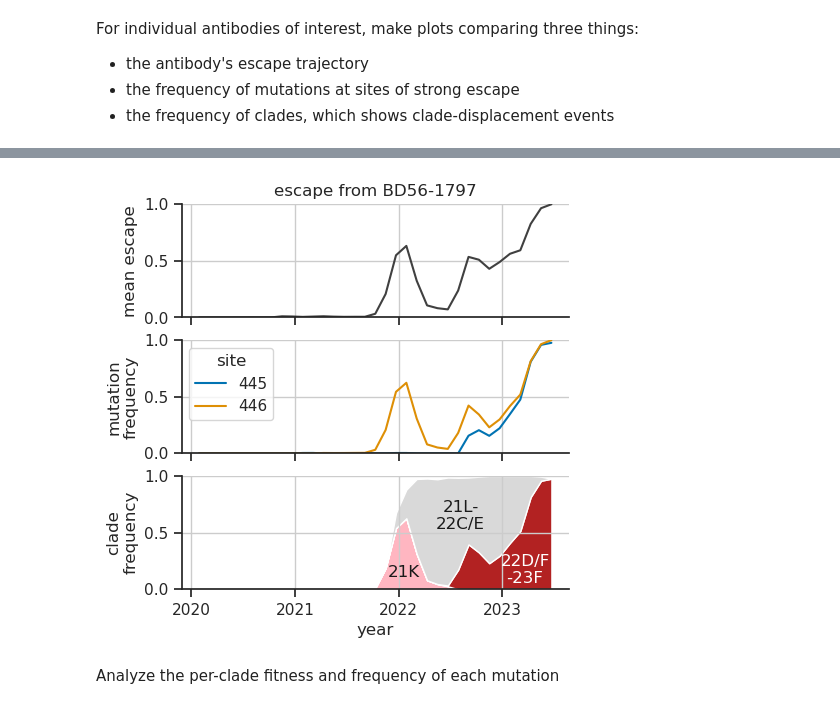
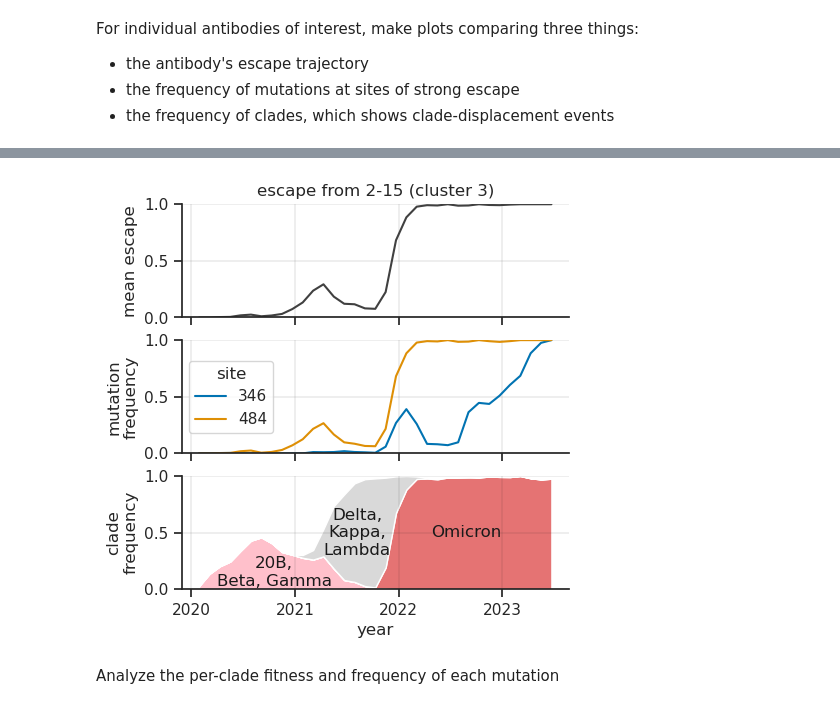
Before and after one commit to matsengrp/ncov-ab-escape, a Jupyter notebook: notebooks/analyze_escape_scores.ipynb, the cells around one changed output, grey strips where cells are left out. Saved outputs shown, nothing was run; the diff lists cells and outputs as text; code cells hidden in the pictures.

```diff
--- a/notebooks/analyze_escape_scores.ipynb
+++ b/notebooks/analyze_escape_scores.ipynb
@@ -273,7 +334,7 @@ traj_df.rename(columns={'escape_score' : 'mean_escape'}, inplace=True)
 # Add columns to escape_df that give antibody metadata relative to the D614G strain
 traj_df = traj_df.merge(
     init_ic50s_df[['antibody', 'IC50', 'IC50_weight', 'log_IC50', 'source']],
-    on='antibody', #how='left'
+    on='antibody', how='left'
 )
 traj_df['wtd_escape_score'] = traj_df['mean_escape'] * traj_df['IC50_weight']
 
@@ -854,9 +1064,14 @@ ab_corr_df = pd.DataFrame(ab_corr_dict)
 # %% [markdown]
 Plot correlation coefficients by cluster and study
 # %%
-data = ab_corr_df[ab_corr_df['cluster'] != 10]
+study_pal = {
+    'Wang et al.' : '#0173b2',
+    'Cao et al.' : 'firebrick'
+}
+data = ab_corr_df[ab_corr_df['cluster'] != 10].copy()
+data['study'] = data['study'].replace('Wang et al. pv', 'Wang et al.')
 plt.figure(figsize=[6,2])
-hue_order = ['Wang et al. pv', 'Cao et al.']
+hue_order = ['Wang et al.', 'Cao et al.']
 sns.stripplot(
     x='cluster', y='r', data=data,
     hue='study', hue_order=hue_order, palette=study_pal,
@@ -871,9 +1086,13 @@ sns.boxplot(
 ax = plt.gca()
 ax.set(
     ylim=[0,1.1], ylabel='Pearson R\n(per antibody)', yticks=[0, 0.25, 0.5, 0.75, 1],
-    title='correlation between escape scores and log IC50s'
+    title=r'correlation of escape scores and $\log_{10}\text{IC}_{50}$ values'
 )
-plt.legend(bbox_to_anchor=[1,1])
+#plt.legend(bbox_to_anchor=[1,1])
+ax.legend(
+    frameon=False, markerscale=0, labelcolor='linecolor',
+    loc='upper right', bbox_to_anchor=(1.25,1)
+)
 plt.grid()
 sns.despine()
 plt.show()
@@ -1143,8 +1494,10 @@ For individual antibodies of interest, make plots comparing three things:
 # %%
 # Plot data
 (antibody, cluster) = ('BD56-1797', 7)
-#(antibody, cluster) = ('BD55-1962', 2)
-#(antibody, cluster) = ('2-15', 3)
+(antibody, cluster) = ('BD57-037', 7)
+(antibody, cluster) = ('BD-623', 9)
+(antibody, cluster) = ('BD55-1962', 2)
+(antibody, cluster) = ('2-15', 3)
 print(antibody)
 (fig, axs) = plt.subplots(
     nrows=3, sharex=True, sharey=True,
@@ -1158,52 +1511,43 @@ sns.lineplot(
 )
 axs[0].set(
     ylabel=f'mean escape', ylim=[0,1],
-    title=f'escape from {antibody}'
+    title=f'escape from {antibody} (cluster {cluster})'
 )
 
 # Plot changes in mutation frequency
 sites_to_plot = escape_mut_corr_df[
-    (escape_mut_corr_df['r'] > 0.2) &
+    (escape_mut_corr_df['r'] > 0.5) &
     (escape_mut_corr_df['max_freq'] > 0.3) &
     (escape_mut_corr_df['site_escape'] > 0.5) &
     (escape_mut_corr_df['antibody'] == antibody)
 ]['site']
 sites_to_plot = list(map(str, sites_to_plot))
+if antibody == '2-15':
+    sites_to_plot = [site for site in sites_to_plot if site not in ['490']]
+if antibody == 'BD56-1797':
+    sites_to_plot = [site for site in sites_to_plot if site not in ['445']]
+if antibody == 'BD55-1962':
+    sites_to_plot = [site for site in sites_to_plot if site not in ['484']]
+
 data = mut_freq_df.copy()
 data['site'] = data['site'].astype(str)
 data = data[data['site'].isin(sites_to_plot)]
 sns.lineplot(
     x='year', y='mut_freq', data=data, hue='site', ax=axs[1],
-    #hue_order=['484', '490', '452']
 )
 axs[1].set(ylabel='mutation\nfrequency')
+axs[1].legend(loc='center left', title='site')
 
 # Plot clade frequency
-clade_plotting_params = {
-    2 : [
-        ('Delta', ['Delta'], 2021.65, 0.35, 'k'),
-        ('all other\nOmicron', ['22A', '22B', '22C', '22E', '22F', '23A', '23B', '23C', '23D', '23E', '23F'], 2023, 0.3, 'w'),
-        ('Omicron\n21K/L\n22D', ['21K', '21L', '22D'], 2022.2, 0.65, 'k'),
-    ],
-    3 : [
-        ('pre-Delta clades\nw/ 484 muts', ['20B', 'Beta', 'Gamma', 'Kappa', 'Eta', 'Theta', 'Mu', 'Iota'], 2020.8, 0.1, 'k'),
-        ('Omicron', ['Omicron'], 2022.6, 0.55, 'w'),
-        ('Delta', ['Delta'], 2021.65, 0.55, 'k'),
-    ],
-    7 : [
-        ('21K', ['21K'], 2022.05, 0.15, 'k'),
-        ('22D/F\n-23F', [ '22D', '22F', '23A', '23B',  '23C', '23D', '23E', '23F'], 2023.22, 0.17, 'w'),
-        ('21L-\n22C/E', ['21L', '22A', '22B', '22C', '22E'], 2022.6, 0.65, 'k'),
-    ],
-}
-
 clade_freqs_df.sort_values('year', inplace=True)
 dfs = []
 for params in clade_plotting_params[cluster]:
     (group_name, clade_strs, text_x, text_y, text_c) = params
     data = clade_freqs_df[
-        clade_freqs_df['clade'].str.contains('|'.join(clade_strs))
+        clade_freqs_df['clade'].isin(clade_strs)
     ].copy()
+    if len(data) == 0:
+        continue
     data = data.groupby('year').sum(numeric_only=True)
     data['clade'] = group_name
     if group_name == '':
@@ -1214,19 +1558,27 @@ for params in clade_plotting_params[cluster]:
         ha='center', va='center'
     )
 
-axs[2].stackplot(
-    dfs[0].index, dfs[0]['freq'], dfs[1]['freq'], dfs[2]['freq'],
-    #labels=['VOCs pre-Delta', 'Omicron', 'Delta'],
-    colors=['lightpink', 'firebrick', '0.85'],
-    baseline='zero', zorder=0
-)
+clade_group_colors = ['pink', '#E57373', '0.85']
+if len(dfs) == 1:
+    print('here')
+    axs[2].stackplot(
+        dfs[0].index, dfs[0]['freq'],
+        colors=['pink'],
+        baseline='zero', zorder=0, #alpha=0.5
+    )
+else:
+    axs[2].stackplot(
+        dfs[0].index, dfs[0]['freq'], dfs[1]['freq'], dfs[2]['freq'],
+        colors=clade_group_colors,
+        baseline='zero', zorder=0, #alpha=0.5
+    )
 axs[2].set(
     xlabel='year', ylabel='clade\nfrequency',
     xticks=[2020, 2021, 2022, 2023]
 )
 #axs[1].get_legend(bbox_to_anchor=(1,1))
 for i in range(3):
-    axs[i].grid()
+    axs[i].grid(linewidth=0.1, c='k')
 
 sns.despine()
 plt.show()
@@ -1235,3 +1587,3 @@ BD56-1797
-[figure, old version]
+[figure, new version]
 # %% [markdown]
 Analyze the per-clade fitness and frequency of each mutation
```
Also changed, not shown: parts of 40 cells of this notebook, 18 other files.
